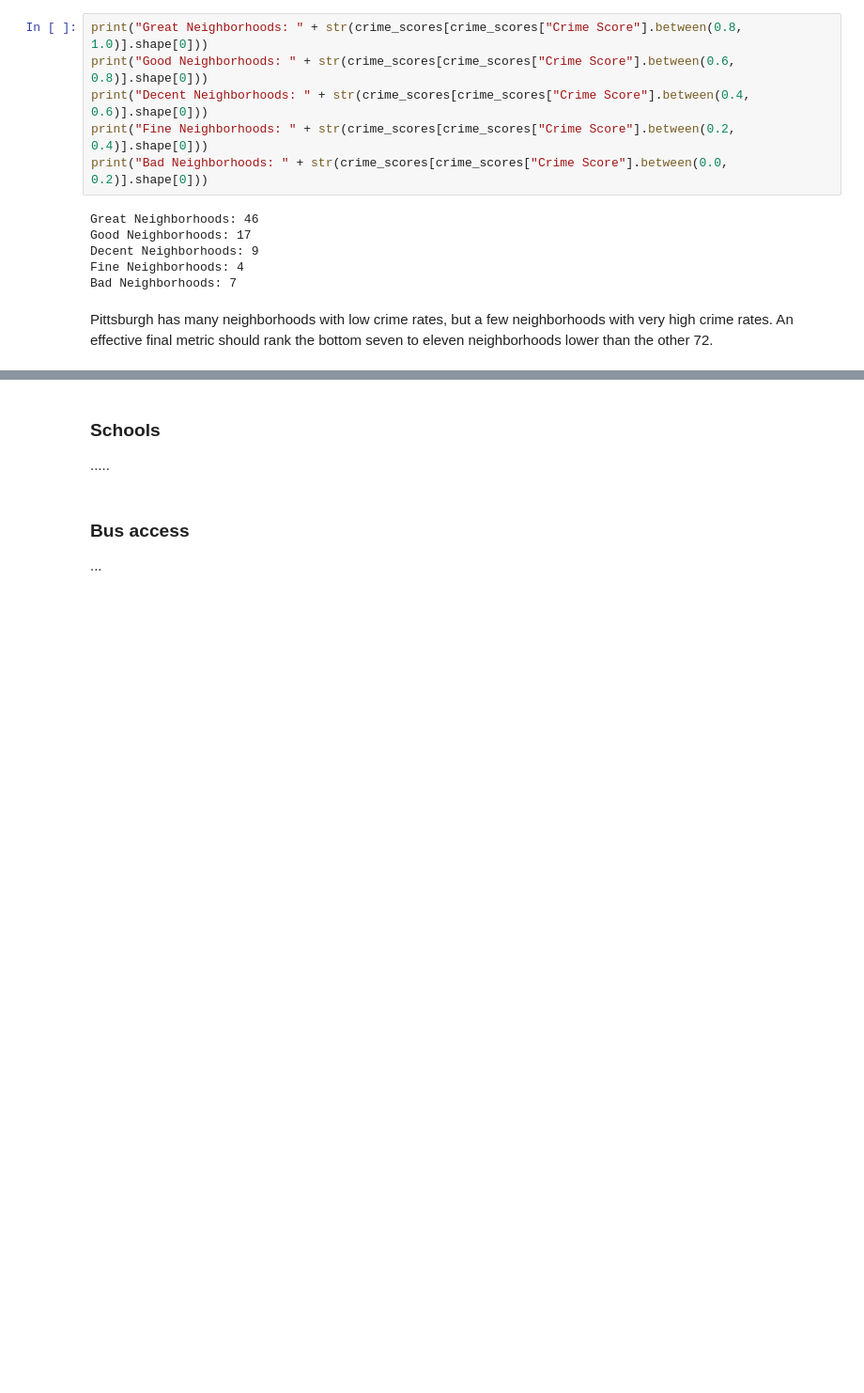
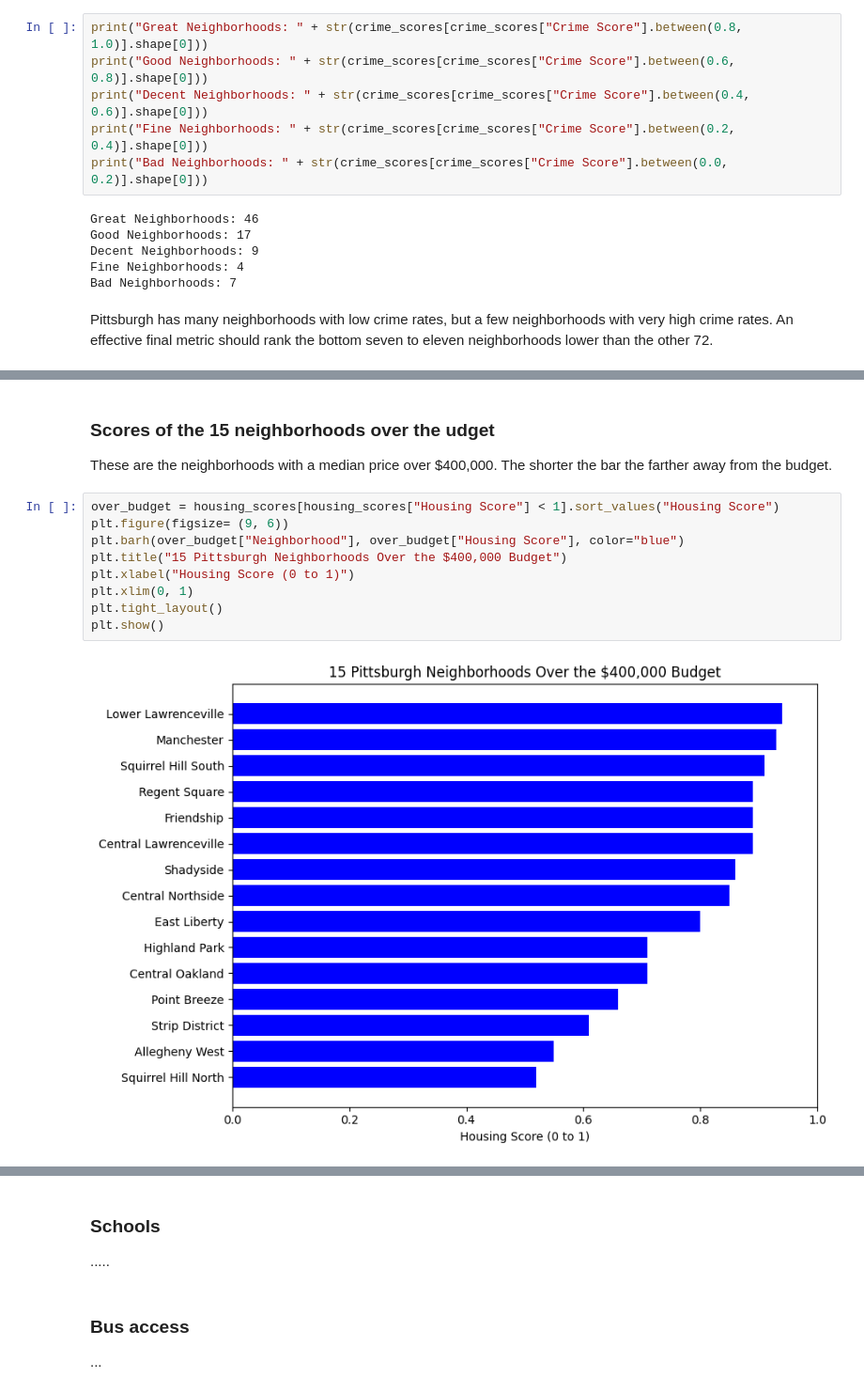
Before and after one commit to hancher626/CMPINF-0011-FInal-Project-Group-23, a Jupyter notebook: final_project_notebook.ipynb, the cells around one changed output, grey strips where cells are left out. Shown at 94% size. Saved outputs shown, nothing was run; the diff lists cells and outputs as text; blank space fills up the shorter version.

```diff
--- a/final_project_notebook.ipynb
+++ b/final_project_notebook.ipynb
@@ -98,0 +123,14 @@ code ..
+# %% [markdown]
+### Scores of the 15 neighborhoods over the udget
+These are the neighborhoods with a median price over $400,000. The shorter the bar the farther away from the budget.
+# %%
+over_budget = housing_scores[housing_scores["Housing Score"] < 1].sort_values("Housing Score")
+plt.figure(figsize= (9, 6))
+plt.barh(over_budget["Neighborhood"], over_budget["Housing Score"], color="blue")
+plt.title("15 Pittsburgh Neighborhoods Over the $400,000 Budget")
+plt.xlabel("Housing Score (0 to 1)")
+plt.xlim(0, 1)
+plt.tight_layout()
+plt.show()
+# %% [output]
+[figure, added]
```
Also changed, not shown: parts of 6 cells of this notebook, 3 other files.
